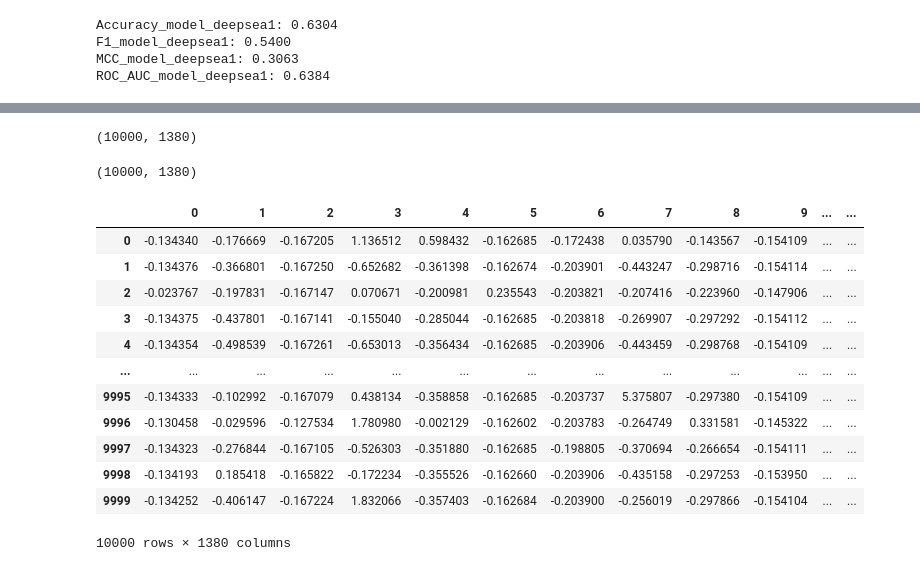
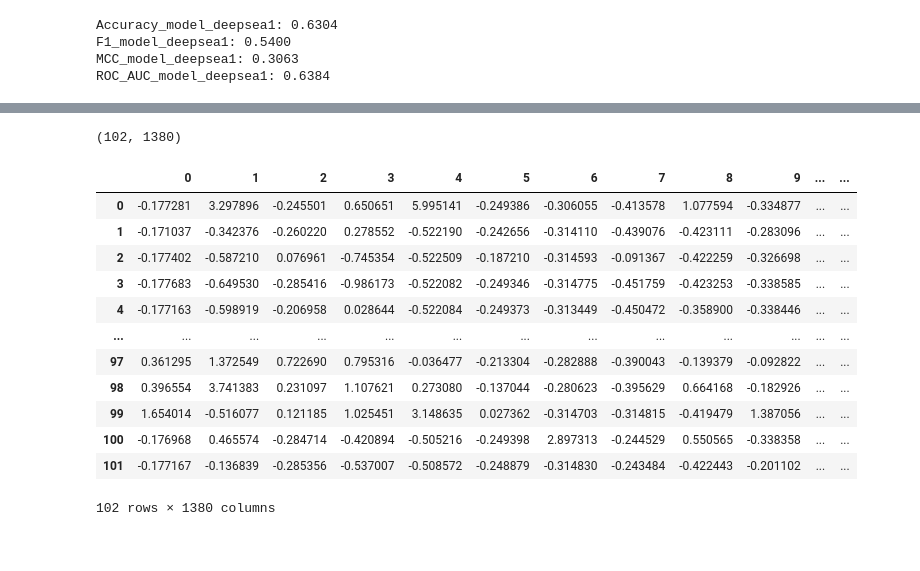
Before and after one commit to sgriesmer/njit-cad, a Jupyter notebook: expanse/Prioritization_CAN_XGB_Model.ipynb, the cells around one changed output, grey strips where cells are left out. Drawn from its saved outputs; the diff is of its cells as text; code cells hidden in the pictures.

```diff
--- a/expanse/Prioritization_CAN_XGB_Model.ipynb
+++ b/expanse/Prioritization_CAN_XGB_Model.ipynb
@@ -292,6 +931,6 @@ test_pred.sum()/1507
 # %%
-SNPlt01_abs_diff_plus_log_odds_scores_norm = pd.read_csv(path_prefix + "DNABERT_2/output/lt05_igap_ran_0_10000-abs_diff_plus_log_odds_scores_norm_results_by_variant.csv", sep=',')
+RARPAT_abs_diff_plus_log_odds_scores_norm = pd.read_csv(path_prefix + "DNABERT_2/output/RARPAT_0_102-abs_diff_plus_log_odds_scores_norm_results_by_variant.csv", sep=',')
 # %%
-SNPlt01_abs_diff_plus_log_odds_scores_norm.shape
+RARPAT_abs_diff_plus_log_odds_scores_norm.shape
 # %% [output]
-(10000, 1380)
+(102, 1380)
@@ -300,24 +937,20 @@ SNPlt01_abs_diff_plus_log_odds_scores_norm = SNPlt01_abs_diff_plus_log_odds_scor
-# %%
-SNPlt01_abs_diff_plus_log_odds_scores_norm.shape
-# %% [output]
-(10000, 1380)
 # %%
 # Set model names to numbers
 # %%
-SNPlt01_abs_diff_plus_log_odds_scores_norm.set_axis(col_lab, axis="columns", inplace=True)
+RARPAT_abs_diff_plus_log_odds_scores_norm = RARPAT_abs_diff_plus_log_odds_scores_norm.set_axis(col_lab, axis="columns")
 # %%
-SNPlt01_abs_diff_plus_log_odds_scores_norm
+RARPAT_abs_diff_plus_log_odds_scores_norm
 # %% [output]
 |  | 0 | 1 | 2 | 3 | 4 | 5 | 6 | 7 | 8 | 9 | ... | ... |
-| 0 | -0.134340 | -0.176669 | -0.167205 | 1.136512 | 0.598432 | -0.162685 | -0.172438 | 0.035790 | -0.143567 | -0.154109 | ... | ... |
-| 1 | -0.134376 | -0.366801 | -0.167250 | -0.652682 | -0.361398 | -0.162674 | -0.203901 | -0.443247 | -0.298716 | -0.154114 | ... | ... |
-| 2 | -0.023767 | -0.197831 | -0.167147 | 0.070671 | -0.200981 | 0.235543 | -0.203821 | -0.207416 | -0.223960 | -0.147906 | ... | ... |
-| 3 | -0.134375 | -0.437801 | -0.167141 | -0.155040 | -0.285044 | -0.162685 | -0.203818 | -0.269907 | -0.297292 | -0.154112 | ... | ... |
-| 4 | -0.134354 | -0.498539 | -0.167261 | -0.653013 | -0.356434 | -0.162685 | -0.203906 | -0.443459 | -0.298768 | -0.154109 | ... | ... |
+| 0 | -0.177281 | 3.297896 | -0.245501 | 0.650651 | 5.995141 | -0.249386 | -0.306055 | -0.413578 | 1.077594 | -0.334877 | ... | ... |
+| 1 | -0.171037 | -0.342376 | -0.260220 | 0.278552 | -0.522190 | -0.242656 | -0.314110 | -0.439076 | -0.423111 | -0.283096 | ... | ... |
+| 2 | -0.177402 | -0.587210 | 0.076961 | -0.745354 | -0.522509 | -0.187210 | -0.314593 | -0.091367 | -0.422259 | -0.326698 | ... | ... |
+| 3 | -0.177683 | -0.649530 | -0.285416 | -0.986173 | -0.522082 | -0.249346 | -0.314775 | -0.451759 | -0.423253 | -0.338585 | ... | ... |
+| 4 | -0.177163 | -0.598919 | -0.206958 | 0.028644 | -0.522084 | -0.249373 | -0.313449 | -0.450472 | -0.358900 | -0.338446 | ... | ... |
 | ... | ... | ... | ... | ... | ... | ... | ... | ... | ... | ... | ... | ... |
-| 9995 | -0.134333 | -0.102992 | -0.167079 | 0.438134 | -0.358858 | -0.162685 | -0.203737 | 5.375807 | -0.297380 | -0.154109 | ... | ... |
-| 9996 | -0.130458 | -0.029596 | -0.127534 | 1.780980 | -0.002129 | -0.162602 | -0.203783 | -0.264749 | 0.331581 | -0.145322 | ... | ... |
-| 9997 | -0.134323 | -0.276844 | -0.167105 | -0.526303 | -0.351880 | -0.162685 | -0.198805 | -0.370694 | -0.266654 | -0.154111 | ... | ... |
-| 9998 | -0.134193 | 0.185418 | -0.165822 | -0.172234 | -0.355526 | -0.162660 | -0.203906 | -0.435158 | -0.297253 | -0.153950 | ... | ... |
-| 9999 | -0.134252 | -0.406147 | -0.167224 | 1.832066 | -0.357403 | -0.162684 | -0.203900 | -0.256019 | -0.297866 | -0.154104 | ... | ... |
+| 97 | 0.361295 | 1.372549 | 0.722690 | 0.795316 | -0.036477 | -0.213304 | -0.282888 | -0.390043 | -0.139379 | -0.092822 | ... | ... |
+| 98 | 0.396554 | 3.741383 | 0.231097 | 1.107621 | 0.273080 | -0.137044 | -0.280623 | -0.395629 | 0.664168 | -0.182926 | ... | ... |
+| 99 | 1.654014 | -0.516077 | 0.121185 | 1.025451 | 3.148635 | 0.027362 | -0.314703 | -0.314815 | -0.419479 | 1.387056 | ... | ... |
+| 100 | -0.176968 | 0.465574 | -0.284714 | -0.420894 | -0.505216 | -0.249398 | 2.897313 | -0.244529 | 0.550565 | -0.338358 | ... | ... |
+| 101 | -0.177167 | -0.136839 | -0.285356 | -0.537007 | -0.508572 | -0.248879 | -0.314830 | -0.243484 | -0.422443 | -0.201102 | ... | ... |
-10000 rows × 1380 columns
+102 rows × 1380 columns
```
Also changed, not shown: parts of 92 cells of this notebook, 18 other files.
